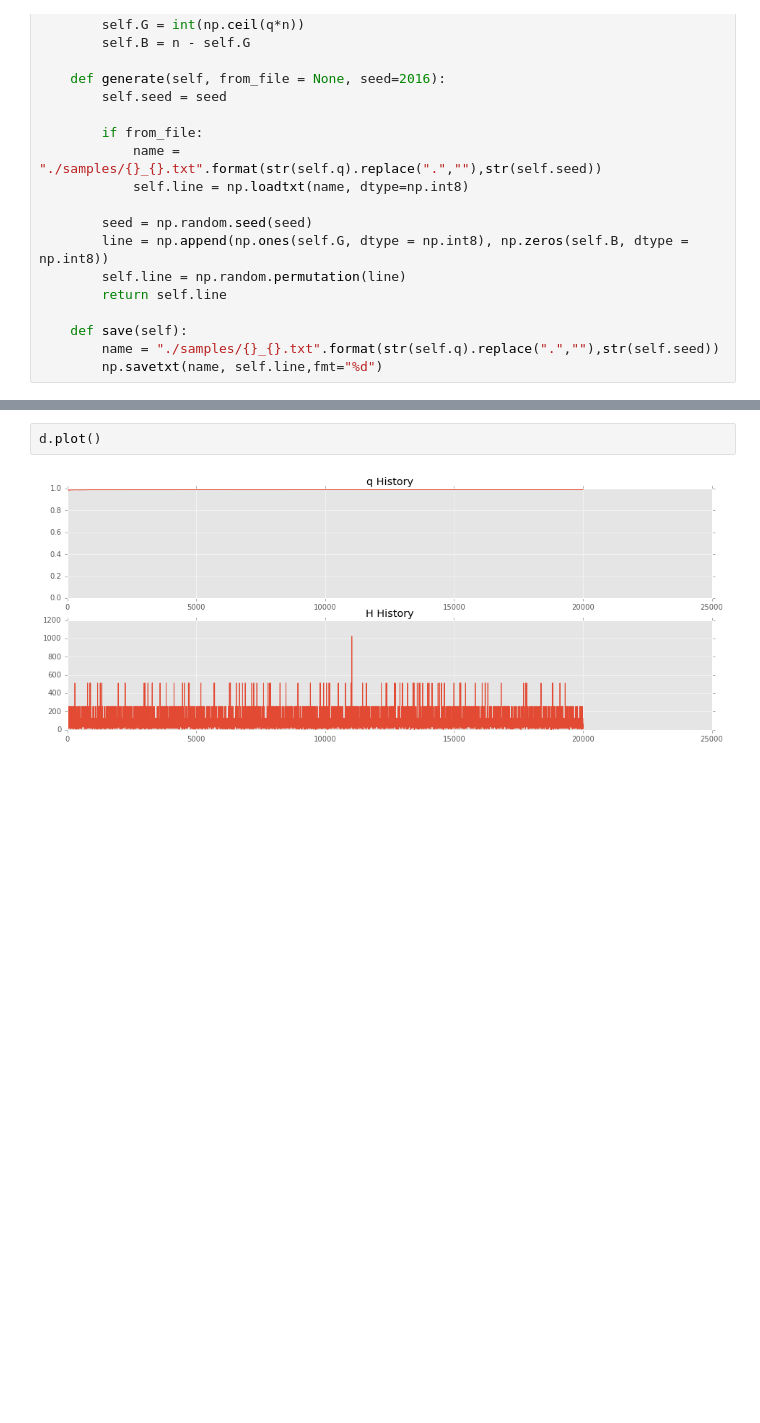
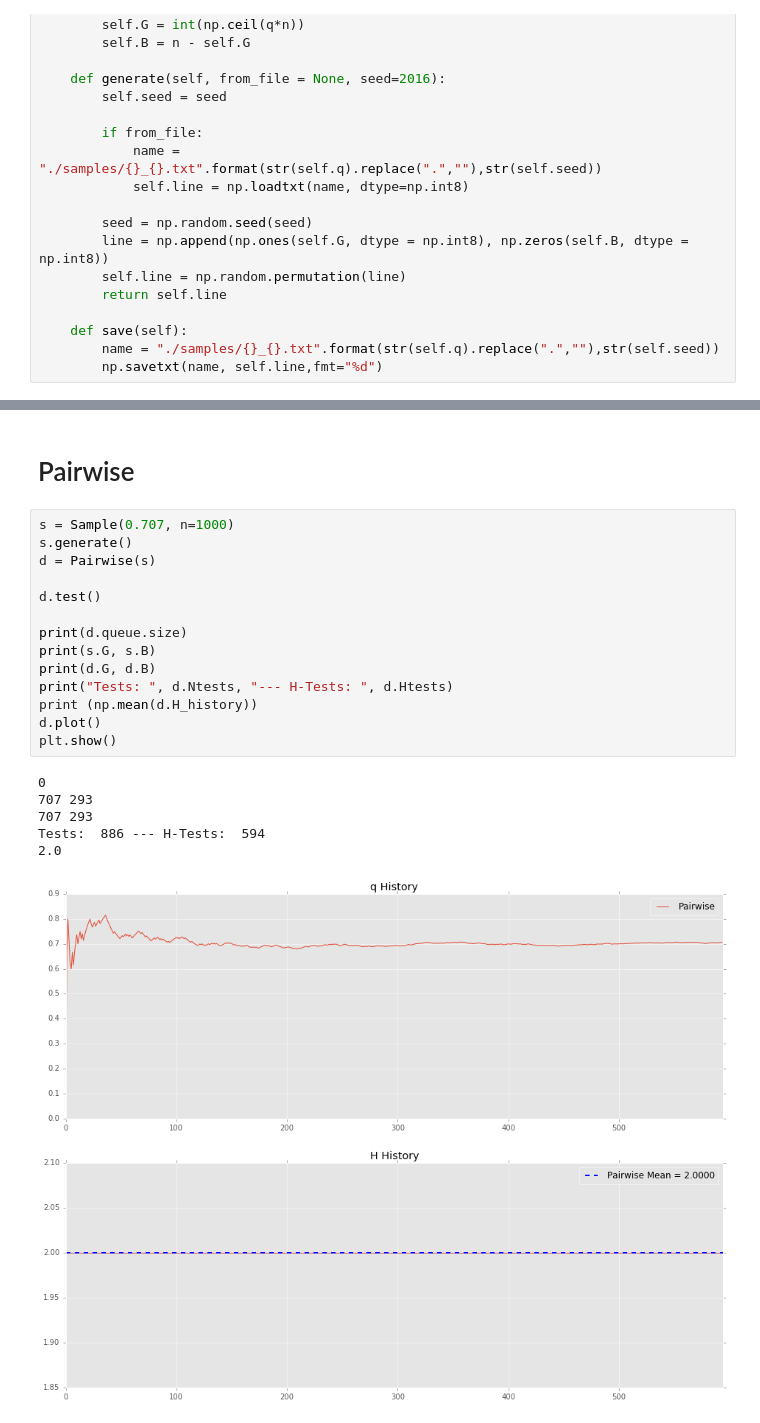
Before and after one commit to DeanLa/group_testing, a Jupyter notebook: project classes.ipynb, the cells around one changed output, grey strips where cells are left out. Saved outputs shown, nothing was run; the diff lists cells and outputs as text; blank space fills up the shorter version.

```diff
--- a/project classes.ipynb
+++ b/project classes.ipynb
@@ -108,4 +244,23 @@ plt.show()
-# %%
-d.plot()
-# %% [output]
-[figure, removed]
+# %% [markdown]
+# Pairwise
+# %%
+s = Sample(0.707, n=1000)
+s.generate()
+d = Pairwise(s)
+
+d.test()
+
+print(d.queue.size)
+print(s.G, s.B)
+print(d.G, d.B)
+print("Tests: ", d.Ntests, "--- H-Tests: ", d.Htests)
+print (np.mean(d.H_history))
+d.plot()
+plt.show()
+# %% [output]
+0
+707 293
+707 293
+Tests:  886 --- H-Tests:  594
+2.0
+[figure, added]
```
Also changed, not shown: parts of 7 cells of this notebook, 1 other file.
